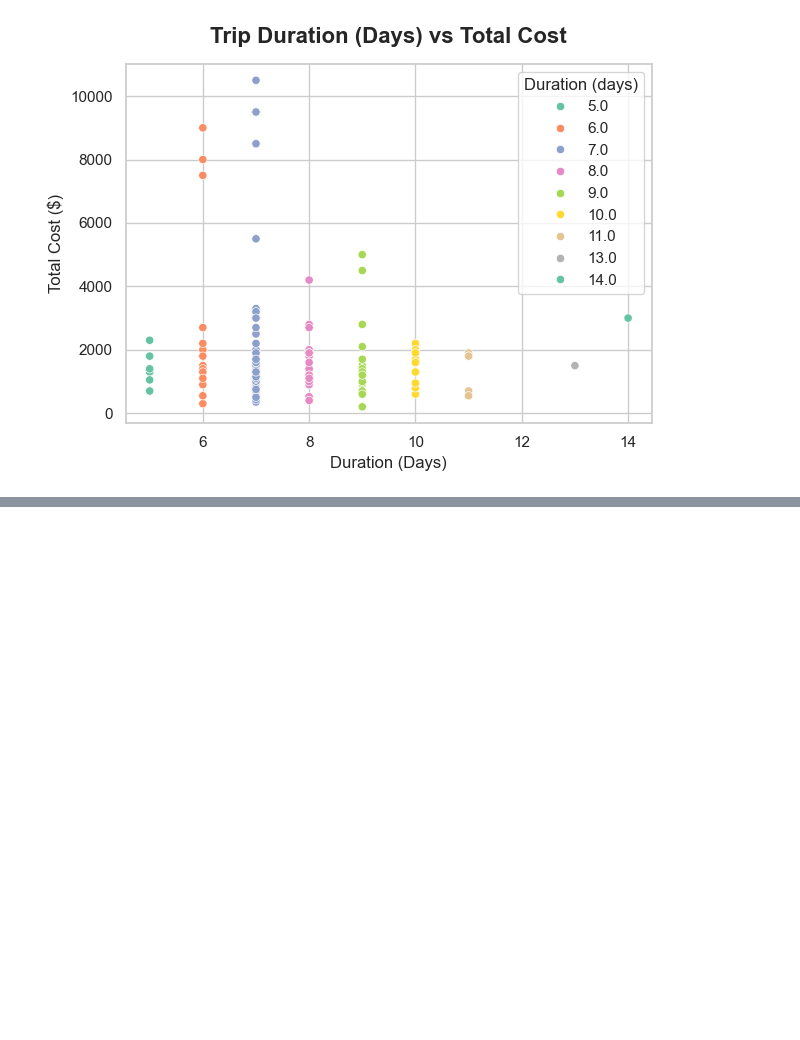
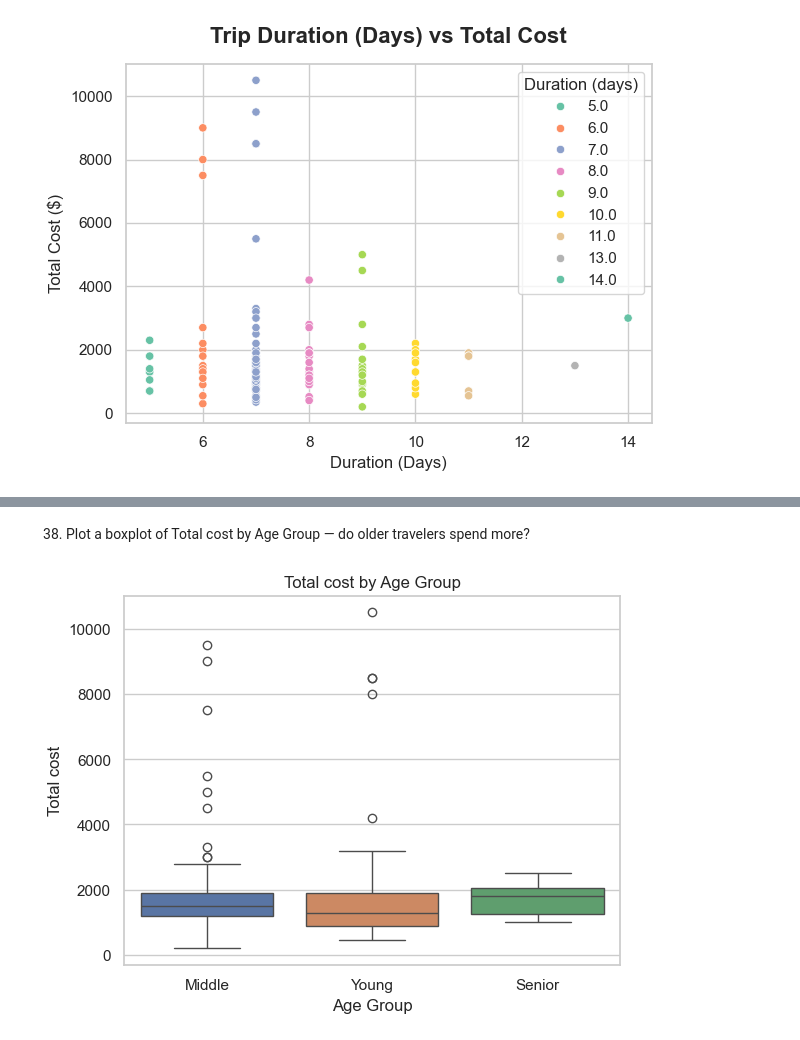
Before and after one commit to bikashsahani/Travel-Data-Analysis, a Jupyter notebook: Travel_data_analysis.ipynb, the cells around one changed output, grey strips where cells are left out. Drawn from its saved outputs; the diff is of its cells as text; code cells hidden in the pictures; blank space fills up the shorter version.

```diff
--- a/Travel_data_analysis.ipynb
+++ b/Travel_data_analysis.ipynb
@@ -709,0 +781,13 @@ plt.show()
+# %% [markdown]
+38. Plot a boxplot of Total cost by Age Group — do older travelers spend more?
+# %%
+sns.boxplot(
+    data=data,
+    x='Age Group',
+    y='Total cost',
+    hue='Age Group'
+)
+plt.title('Total cost by Age Group')
+plt.show()
+# %% [output]
+[figure, added]
```
Also changed, not shown: parts of 17 cells of this notebook.
